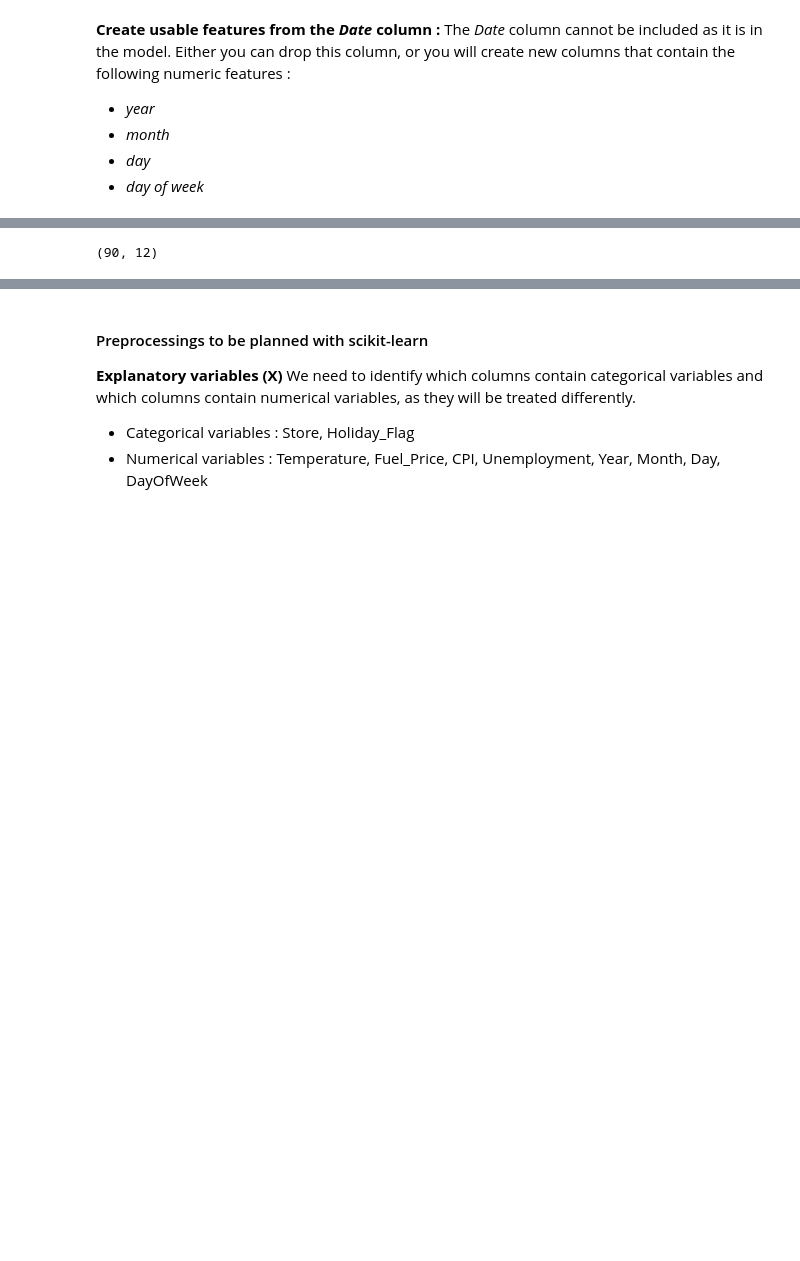
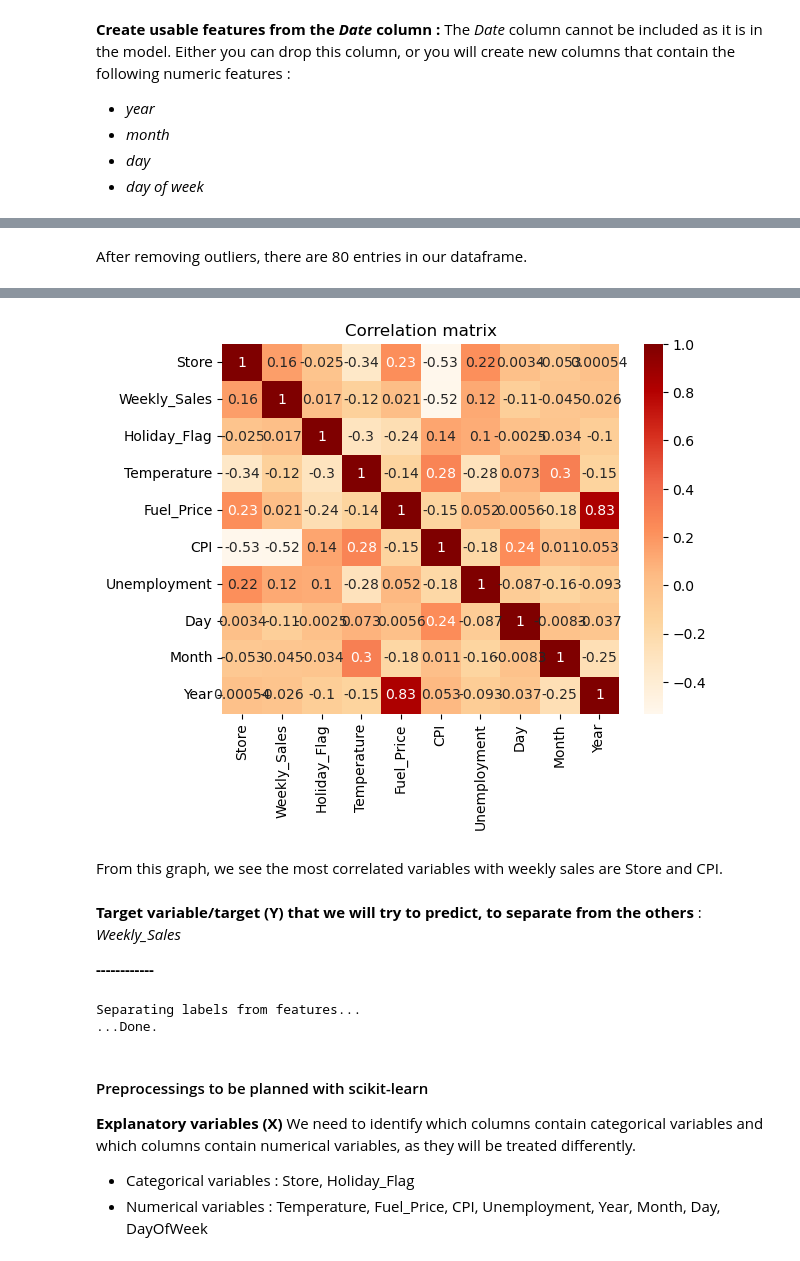
Before and after one commit to celinetang/Certification_JEDHA, a Jupyter notebook: Block3_MachineLearning/Block3_Walmart/Walmart_CT.ipynb, the cells around one changed output, grey strips where cells are left out. Cells and saved outputs as stored; diff of their text form; code cells hidden in the pictures; blank space fills up the shorter version.

```diff
--- a/Block3_MachineLearning/Block3_Walmart/Walmart_CT.ipynb
+++ b/Block3_MachineLearning/Block3_Walmart/Walmart_CT.ipynb
@@ -203,10 +125,10 @@ The *Date* column cannot be included as it is in the model. Either you can drop
 - *day of week*
 # %%
 # Transform Date column into year/month/day/day of week
-data['Date'] = pd.to_datetime(data['Date'])
-# Create new columns
-data['day'] = data['Date'].dt.day
-data['month'] = data['Date'].dt.month
-data['year'] = data['Date'].dt.year
-data['weekday'] = data['Date'].dt.weekday
+
+data['Day'] = data['Date'].dt.day
+data['Month'] = data['Date'].dt.month
+data['Year'] = data['Date'].dt.year
+data['Weekday'] = data['Date'].dt.weekday
+data.head()
 # %% [output]
@@ -241,0 +141,8 @@ fig.show()
+# %%
+data = data.sort_values(by='Date' , ascending=True)
+
+#the day of week look identical :
+data['Weekday'].nunique()
+#so we drop this column
+data = data.drop("Weekday", axis = 1)
+data.head()
@@ -251,4 +198,9 @@ data.head()
-# %%
-data.shape
-# %% [output]
-(90, 12)
+# %% [markdown]
+After removing outliers, there are 80 entries in our dataframe.
+# %%
+corr_ = data.corr(method='spearman')
+
+sns.heatmap(corr_ , annot=True , cmap='OrRd')
+plt.title('Correlation matrix')
+plt.show()
+# %% [output]
@@ -255,3 +208,23 @@ data.shape
+[figure, added]
+# %% [markdown]
+From this graph, we see the most correlated variables with weekly sales are Store and CPI.
+# %% [markdown]
+**Target variable/target (Y) that we will try to predict, to separate from the others** : *Weekly_Sales*
+
+ **------------**
+# %%
+# Separate target variable Y from features X
+print("Separating labels from features...")
+target_variable = "Weekly_Sales"
+
+X = data.drop(target_variable, axis = 1)
+Y = data.loc[:,target_variable]
+
+print("...Done.")
+print()
+# %% [output]
+Separating labels from features...
+...Done.
 # %% [markdown]
 #### Preprocessings to be planned with scikit-learn
 
```
Also changed, not shown: parts of 64 cells of this notebook, 4 other files.
